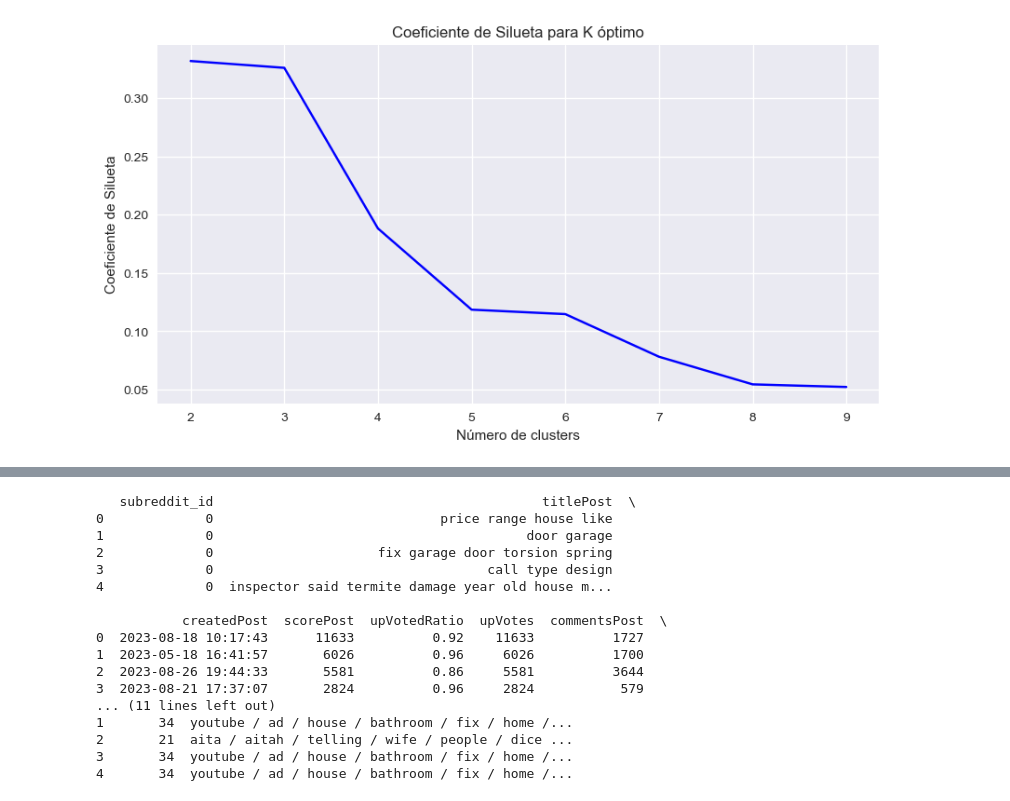
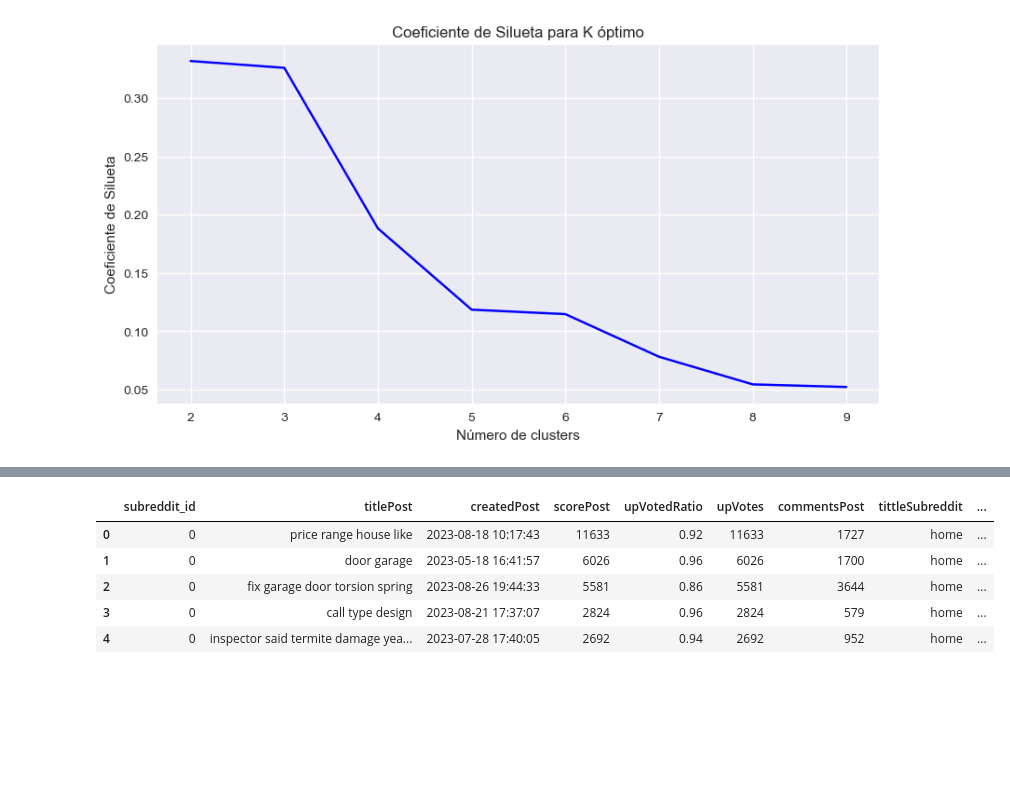
Before and after one commit to Giorgio6846/CC219-TP-TF-2024-2, a Jupyter notebook: code/modelsFinal.ipynb, the cells around one changed output, grey strips where cells are left out. Drawn from its saved outputs; the diff is of its cells as text; code cells hidden in the pictures; blank space fills up the shorter version.

```diff
--- a/code/modelsFinal.ipynb
+++ b/code/modelsFinal.ipynb
@@ -148,24 +148,20 @@ class RedditClustering:
         score = silhouette_score(self.combined_features, clusters)
         print("Silhouette Score para clusters:", score)
         return df
-    def analyze_clusters(self, df, n_keywords=10):
+    def analyze_clusters(self, df, n_keywords=5):
         cluster_names = {}
 
         for cluster_id in sorted(df['Cluster'].unique()):
-            # Filtrar los textos de cada cluster
             titles_in_cluster = df[df['Cluster'] == cluster_id]['titlePost']
 
-            # Transformar los textos a TF-IDF para obtener las palabras clave del cluster
             tfidf_matrix = self.vectorizer_title.transform(titles_in_cluster)
             sum_tfidf = tfidf_matrix.sum(axis=0)
             keywords = [(self.vectorizer_title.get_feature_names_out()[i], sum_tfidf[0, i])
                         for i in range(sum_tfidf.shape[1])]
 
-            # Ordenar palabras clave y seleccionar las top n_keywords
             sorted_keywords = sorted(keywords, key=lambda x: x[1], reverse=True)[:n_keywords]
             top_keywords = [word for word, score in sorted_keywords]
 
-            # Asignar nombre al cluster basado en las palabras clave
             cluster_name = " / ".join(top_keywords)
             cluster_names[cluster_id] = cluster_name
 
@@ -174,30 +170,18 @@ class RedditClustering:
         # Asignar nombres a los clusters en el DataFrame
         df['Cluster_Name'] = df['Cluster'].map(cluster_names).astype('category')
         return df
-    def analyze_clusters(self, df, n_keywords=10):
+    def assign_subreddit_names(self, df):
         cluster_names = {}
 
         for cluster_id in sorted(df['Cluster'].unique()):
-            # Filtrar los textos de cada cluster
-            titles_in_cluster = df[df['Cluster'] == cluster_id]['titlePost']
+            subreddits_in_cluster = df[df['Cluster'] == cluster_id]['tittleSubreddit']
 
-            # Transformar los textos a TF-IDF para obtener las palabras clave del cluster
-            tfidf_matrix = self.vectorizer_title.transform(titles_in_cluster)
-            sum_tfidf = tfidf_matrix.sum(axis=0)
-            keywords = [(self.vectorizer_title.get_feature_names_out()[i], sum_tfidf[0, i])
-                        for i in range(sum_tfidf.shape[1])]
+            most_common_subreddit = subreddits_in_cluster.mode()[0]
 
-            # Ordenar palabras clave y seleccionar las top n_keywords
-            sorted_keywords = sorted(keywords, key=lambda x: x[1], reverse=True)[:n_keywords]
-            top_keywords = [word for word, score in sorted_keywords]
+            cluster_names[cluster_id] = most_common_subreddit
 
-            # Asignar nombre al cluster basado en las palabras clave
-            cluster_name = " / ".join(top_keywords)
-            cluster_names[cluster_id] = cluster_name
+            print(f"Cluster {cluster_id}: {most_common_subreddit}")
 
-            print(f"Cluster {cluster_id}: {cluster_name}")
-
-        # Asignar nombres a los clusters en el DataFrame
         df['Cluster_Name'] = df['Cluster'].map(cluster_names).astype('category')
         return df
 
@@ -216,10 +200,8 @@ Para k=9, el coeficiente de silueta es 0.05208717505537563
 [figure]
 [figure]
 # %%
-
-
 processed_data = clustering.apply_kmeans(50, processed_data)
-processed_data = clustering.analyze_clusters(processed_data)
+processed_data = clustering.assign_subreddit_names(processed_data)
 print(processed_data[['Cluster', 'Cluster_Name']].drop_duplicates())
 # %% [output]
 Silhouette Score para clusters: 0.1710344383786576
@@ -242,20 +224,9 @@ Cluster 10: character / stelle / art / silver / wolf / star / hsr / march / kafk
-# %%
-print(processed_data.head())
-# %% [output]
-   subreddit_id                                          titlePost  \
-0             0                             price range house like
-1             0                                        door garage
-2             0                     fix garage door torsion spring
-3             0                                   call type design
-4             0  inspector said termite damage year old house m...
-
-           createdPost  scorePost  upVotedRatio  upVotes  commentsPost  \
-0  2023-08-18 10:17:43      11633          0.92    11633          1727
-1  2023-05-18 16:41:57       6026          0.96     6026          1700
-2  2023-08-26 19:44:33       5581          0.86     5581          3644
-3  2023-08-21 17:37:07       2824          0.96     2824           579
-... (11 lines left out)
-1       34  youtube / ad / house / bathroom / fix / home /...
-2       21  aita / aitah / telling / wife / people / dice ...
-3       34  youtube / ad / house / bathroom / fix / home /...
-4       34  youtube / ad / house / bathroom / fix / home /...
+# %%
+processed_data.head()
+# %% [output]
+|  | subreddit_id | titlePost | createdPost | scorePost | upVotedRatio | upVotes | commentsPost | tittleSubreddit | ... |
+| 0 | 0 | price range house like | 2023-08-18 10:17:43 | 11633 | 0.92 | 11633 | 1727 | home | ... |
+| 1 | 0 | door garage | 2023-05-18 16:41:57 | 6026 | 0.96 | 6026 | 1700 | home | ... |
+| 2 | 0 | fix garage door torsion spring | 2023-08-26 19:44:33 | 5581 | 0.86 | 5581 | 3644 | home | ... |
+| 3 | 0 | call type design | 2023-08-21 17:37:07 | 2824 | 0.96 | 2824 | 579 | home | ... |
+| 4 | 0 | inspector said termite damage yea... | 2023-07-28 17:40:05 | 2692 | 0.94 | 2692 | 952 | home | ... |
```
Also changed, not shown: parts of 1 cell of this notebook.
